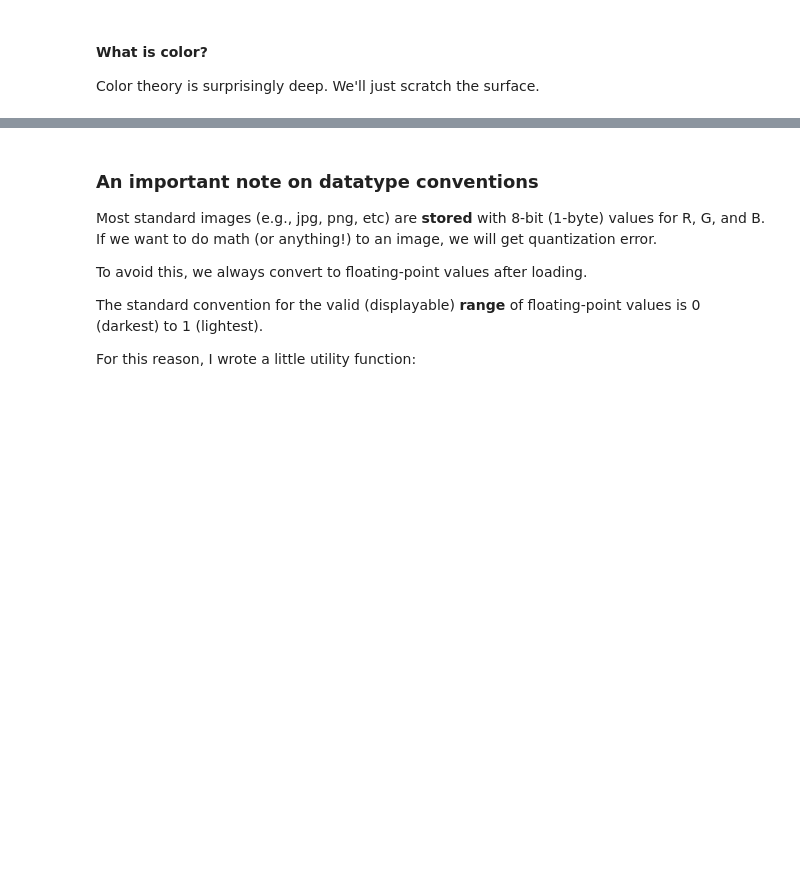
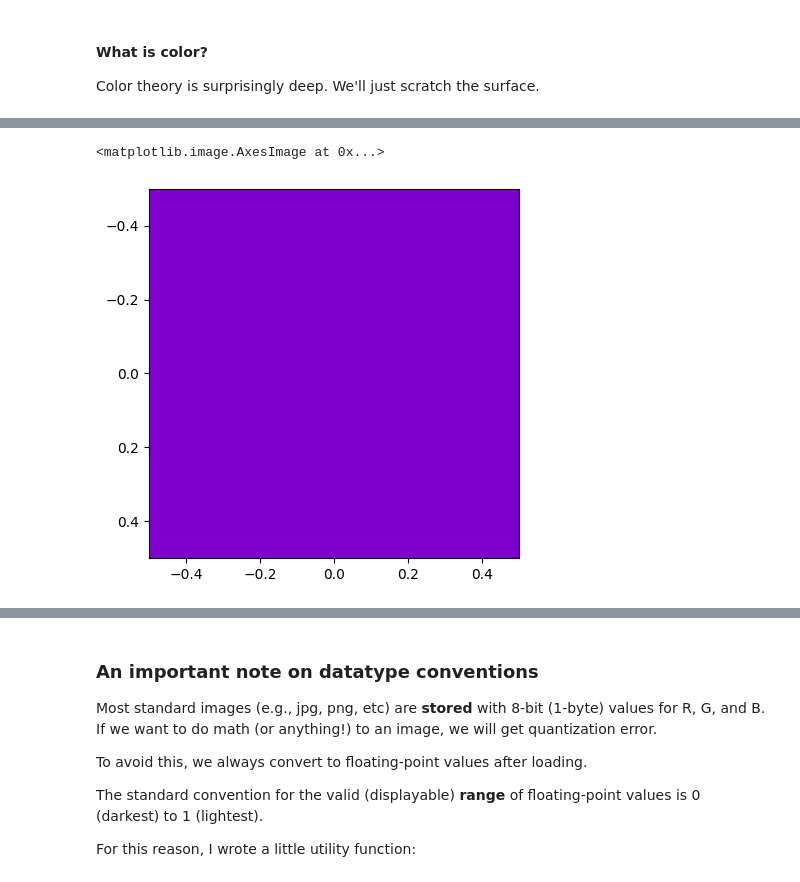
Before and after one commit to cs1053-26w/Lectures, a Jupyter notebook: notebooks/L01_intro_images.ipynb, the cells around one changed output, grey strips where cells are left out. Saved outputs shown, nothing was run; the diff lists cells and outputs as text; code cells hidden in the pictures; blank space fills up the shorter version.

```diff
--- a/notebooks/L01_intro_images.ipynb
+++ b/notebooks/L01_intro_images.ipynb
@@ -176,8 +208,11 @@ beans[0,0,:]
 # play with different rgb values
 # %%
 c = np.zeros((1,1,3))
-c[:] = [0, 0, 1]
+c[:] = [0.5, 0, 0.8]
 plt.imshow(c)
+# %% [output]
+<matplotlib.image.AxesImage at 0x...>
+[figure, added]
 # %% [markdown]
 #### Why RGB?
 ![](https://askabiologist.asu.edu/sites/default/files/resources/articles/seecolor/Light-though-eye-big.png)
```
Also changed, not shown: parts of 23 cells of this notebook, 3 other files.
